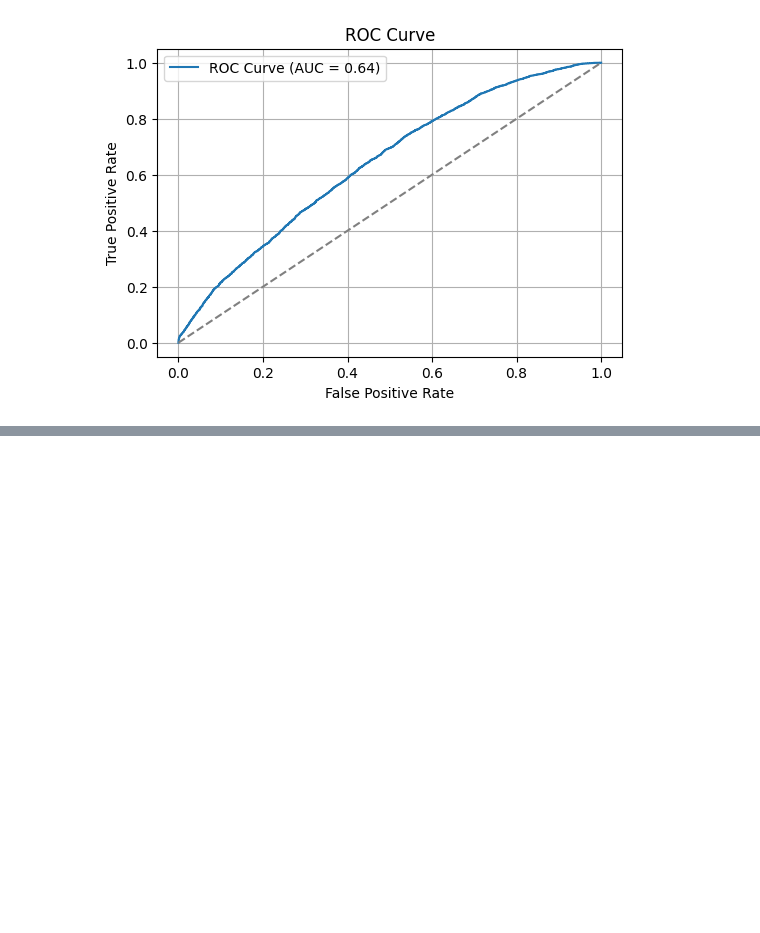
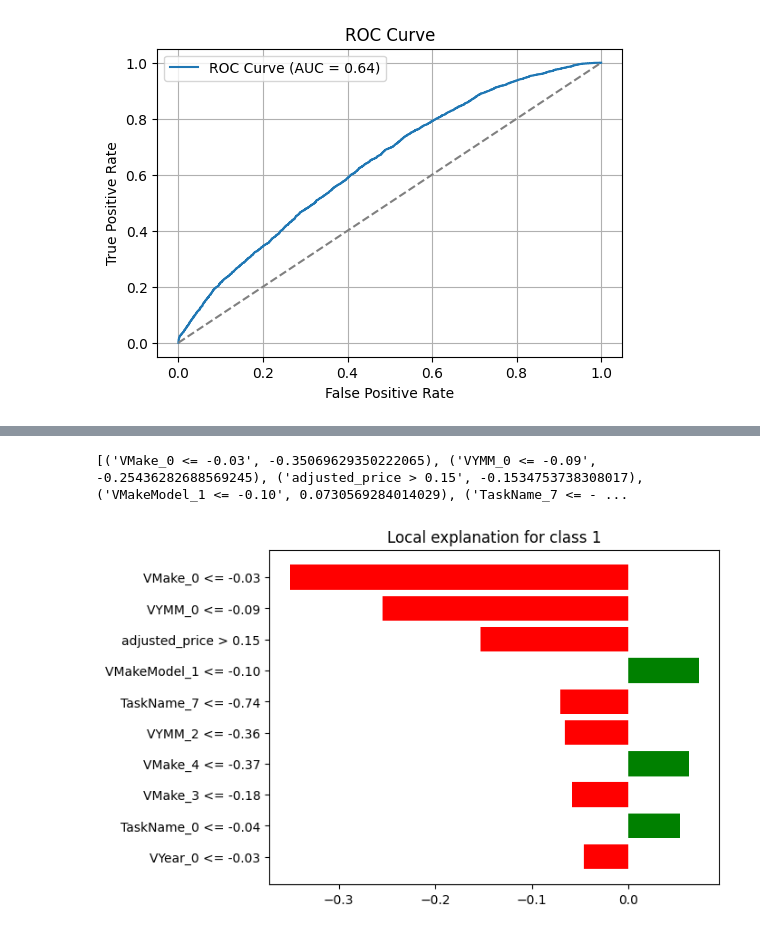
Before and after one commit to tdela12/CAPSTONE_T316, a Jupyter notebook: Preliminary Models/MLP.ipynb, the cells around one changed output, grey strips where cells are left out. Drawn from its saved outputs; the diff is of its cells as text; code cells hidden in the pictures; blank space fills up the shorter version.

```diff
--- a/Preliminary Models/MLP.ipynb
+++ b/Preliminary Models/MLP.ipynb
@@ -353,0 +427,7 @@ plt.show()
+# %%
+print(exp.as_list())  # Outputs explanation as a list of (feature, weight) pairs
+fig = exp.as_pyplot_figure()
+fig.show()
+# %% [output]
+[('VMake_0 <= -0.03', -0.35069629350222065), ('VYMM_0 <= -0.09', -0.25436282688569245), ('adjusted_price > 0.15', -0.1534753738308017), ('VMakeModel_1 <= -0.10', 0.0730569284014029), ('TaskName_7 <= - ...
+[figure, added]
```
Also changed, not shown: parts of 11 cells of this notebook.
